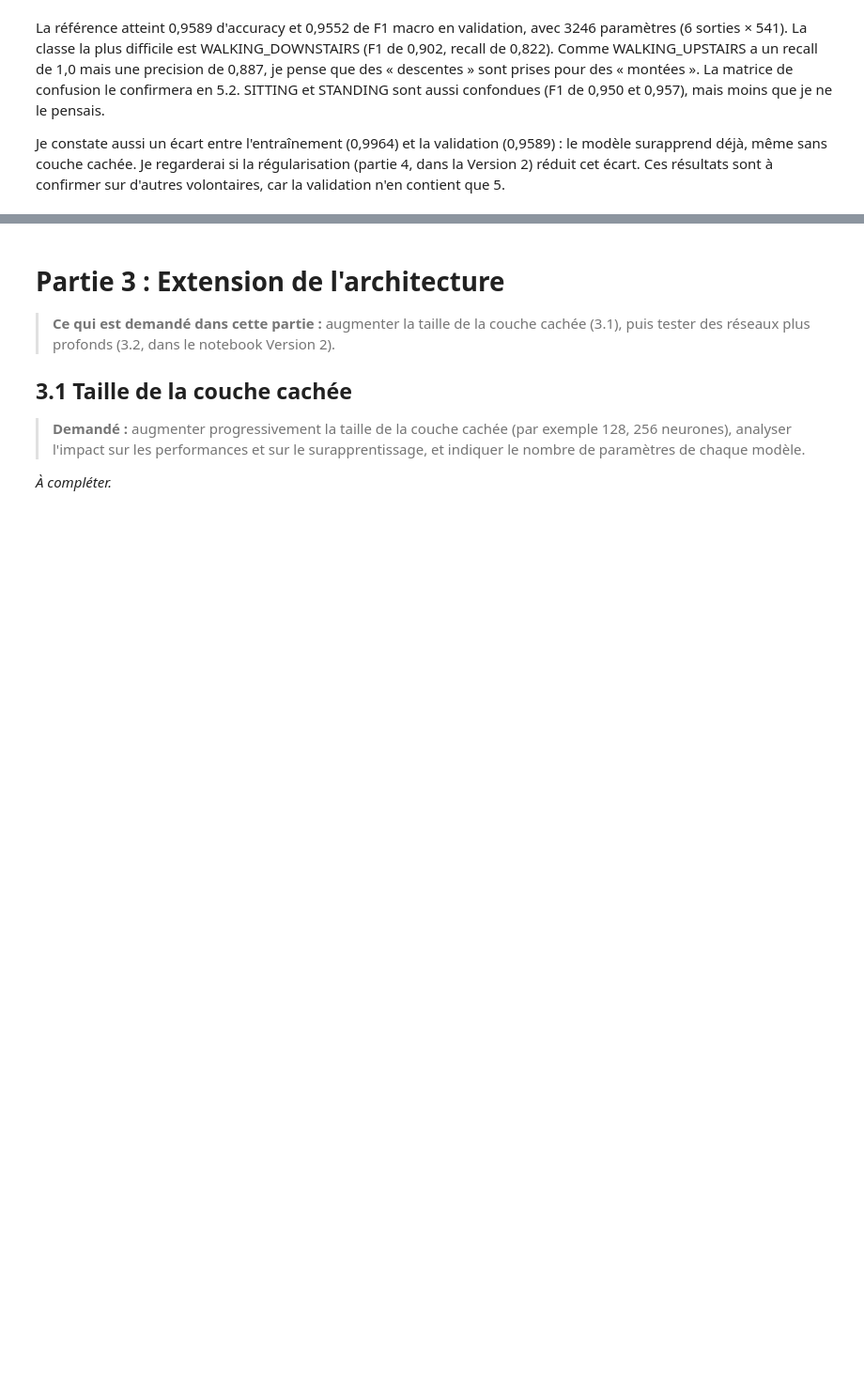
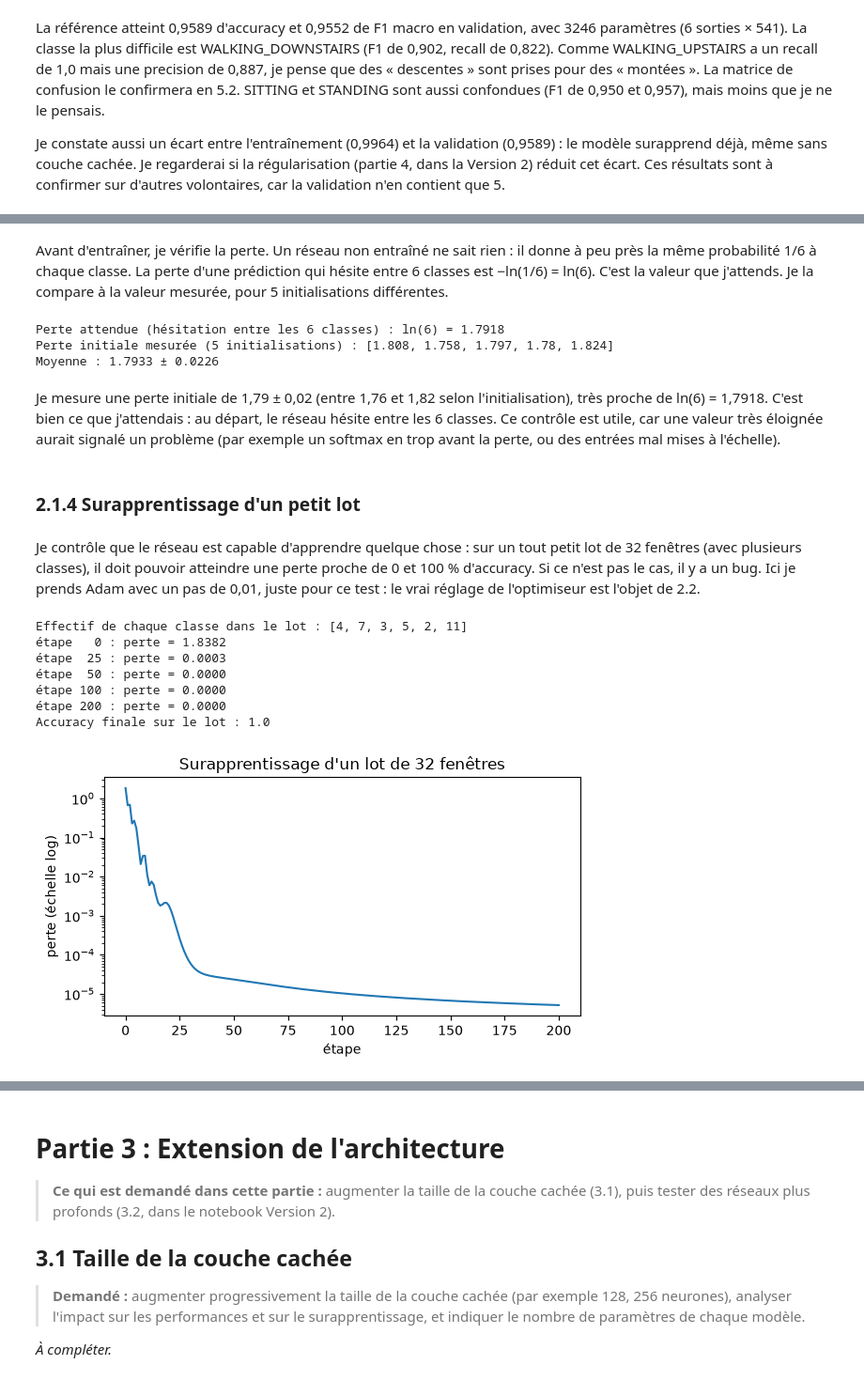
Before and after one commit to MarteOued/-tude-progressive-des-r-seaux-de-neurones-sur-le-jeu-de-donn-es-HAR, a Jupyter notebook: 1_une_couche_cachee.ipynb, the cells around one changed output, grey strips where cells are left out. Shown at 94% size. Drawn from its saved outputs; the diff is of its cells as text; code cells hidden in the pictures; blank space fills up the shorter version.

Commit message:
Partie 2 : réseau à une couche cachée, activations, optimiseurs et variabilité (graines)

```diff
--- a/1_une_couche_cachee.ipynb
+++ b/1_une_couche_cachee.ipynb
@@ -542,0 +599,3 @@ Je constate aussi un écart entre l'entraînement (0,9964) et la validation (0,9
+# %%
+lossfn = nn.CrossEntropyLoss()
+lossfn
@@ -542,0 +606,64 @@ Je constate aussi un écart entre l'entraînement (0,9964) et la validation (0,9
+# %% [markdown]
+Avant d'entraîner, je vérifie la perte. Un réseau non entraîné ne sait rien : il donne à peu près la même probabilité 1/6 à chaque classe. La perte d'une prédiction qui hésite entre 6 classes est −ln(1/6) = ln(6). C'est la valeur que j'attends. Je la compare à la valeur mesurée, pour 5 initialisations différentes.
+# %%
+print(f"Perte attendue (hésitation entre les 6 classes) : ln(6) = {np.log(N_CLASSES):.4f}")
+
+pertes_init = []
+for graine in range(5):
+    torch.manual_seed(graine)
+    m = MLP(N_ENTREES, 64, N_CLASSES, nn.ReLU)
+    with torch.no_grad():                       # pas de calcul de gradient : simple mesure
+        pertes_init.append(lossfn(m(X_tr_t), y_tr_t).item())
+
+print("Perte initiale mesurée (5 initialisations) :", [round(p, 3) for p in pertes_init])
+print(f"Moyenne : {np.mean(pertes_init):.4f} ± {np.std(pertes_init):.4f}")
+# %% [output]
+Perte attendue (hésitation entre les 6 classes) : ln(6) = 1.7918
+Perte initiale mesurée (5 initialisations) : [1.808, 1.758, 1.797, 1.78, 1.824]
+Moyenne : 1.7933 ± 0.0226
+# %% [markdown]
+Je mesure une perte initiale de 1,79 ± 0,02 (entre 1,76 et 1,82 selon l'initialisation), très proche de ln(6) = 1,7918. C'est bien ce que j'attendais : au départ, le réseau hésite entre les 6 classes. Ce contrôle est utile, car une valeur très éloignée aurait signalé un problème (par exemple un softmax en trop avant la perte, ou des entrées mal mises à l'échelle).
+# %% [markdown]
+### 2.1.4 Surapprentissage d'un petit lot
+# %% [markdown]
+Je contrôle que le réseau est capable d'apprendre quelque chose : sur un tout petit lot de 32 fenêtres (avec plusieurs classes), il doit pouvoir atteindre une perte proche de 0 et 100 % d'accuracy. Si ce n'est pas le cas, il y a un bug. Ici je prends Adam avec un pas de 0,01, juste pour ce test : le vrai réglage de l'optimiseur est l'objet de 2.2.
+# %%
+torch.manual_seed(SEED)
+modele_test = MLP(N_ENTREES, 64, N_CLASSES, nn.ReLU)
+optimiseur = torch.optim.Adam(modele_test.parameters(), lr=1e-2)
+
+# Petit lot : 32 fenêtres tirées au hasard dans l'entraînement
+idx = torch.randperm(len(X_tr_t), generator=torch.Generator().manual_seed(SEED))[:32]
+X_lot, y_lot = X_tr_t[idx], y_tr_t[idx]
+print("Effectif de chaque classe dans le lot :", torch.bincount(y_lot, minlength=N_CLASSES).tolist())
+
+pertes_lot = []
+for etape in range(201):
+    optimiseur.zero_grad()
+    perte = lossfn(modele_test(X_lot), y_lot)
+    perte.backward()
+    optimiseur.step()
+    pertes_lot.append(perte.item())
+    if etape in (0, 25, 50, 100, 200):
+        print(f"étape {etape:3d} : perte = {perte.item():.4f}")
+
+with torch.no_grad():
+    acc_lot = (modele_test(X_lot).argmax(dim=1) == y_lot).float().mean().item()
+print("Accuracy finale sur le lot :", acc_lot)
+
+plt.figure(figsize=(6, 3.5))
+plt.semilogy(pertes_lot)
+plt.xlabel("étape")
+plt.ylabel("perte (échelle log)")
+plt.title("Surapprentissage d'un lot de 32 fenêtres")
+plt.tight_layout()
+plt.show()
+# %% [output]
+Effectif de chaque classe dans le lot : [4, 7, 3, 5, 2, 11]
+étape   0 : perte = 1.8382
+étape  25 : perte = 0.0003
+étape  50 : perte = 0.0000
+étape 100 : perte = 0.0000
+étape 200 : perte = 0.0000
+Accuracy finale sur le lot : 1.0
+[figure, added]
```
Also changed, not shown: parts of 56 cells of this notebook.
